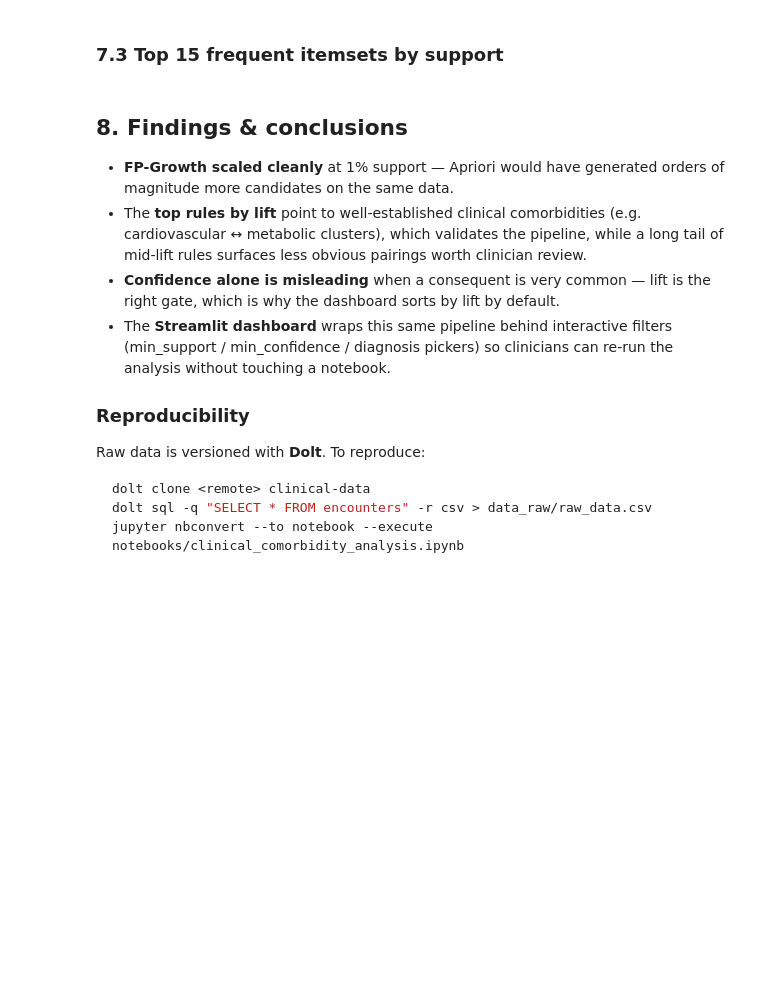
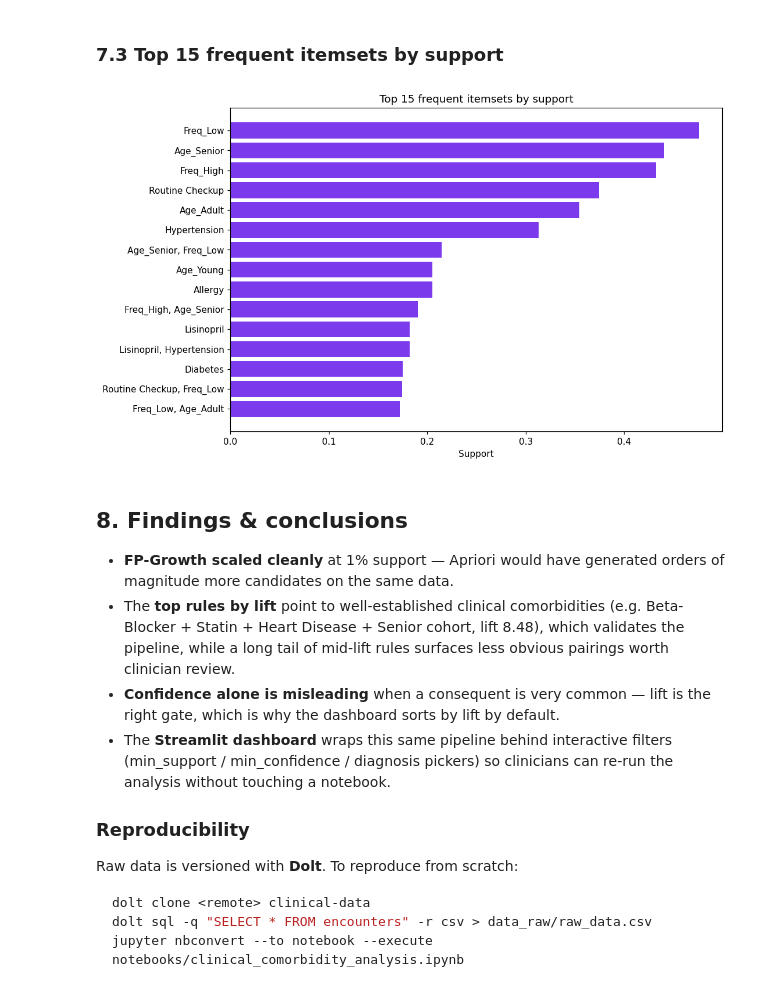
Before and after one commit to Alan-911/clinical-comorbidity-dashboard, a Jupyter notebook: notebooks/clinical_comorbidity_analysis.ipynb, the cells around one changed output. Drawn from its saved outputs; the diff is of its cells as text; code cells hidden in the pictures; blank space fills up the shorter version.

````diff
--- a/notebooks/clinical_comorbidity_analysis.ipynb
+++ b/notebooks/clinical_comorbidity_analysis.ipynb
@@ -144,19 +256,23 @@ plt.tight_layout(); plt.show()
 # %%
 top_i = itemsets.head(15).copy()
 top_i["label"] = top_i["itemsets"].apply(lambda s: ", ".join(list(s)[:3]))
-fig, ax = plt.subplots(figsize=(9, 6))
+fig, ax = plt.subplots(figsize=(10, 6))
 ax.barh(top_i["label"][::-1], top_i["support"][::-1], color="#7c3aed")
-ax.set_xlabel("Support"); ax.set_title("Top 15 frequent itemsets")
-plt.tight_layout(); plt.show()
+ax.set_xlabel("Support")
+ax.set_title("Top 15 frequent itemsets by support")
+plt.tight_layout()
+plt.show()
+# %% [output]
+[figure, added]
 # %% [markdown]
 ## 8. Findings & conclusions
 
 - **FP-Growth scaled cleanly** at 1% support — Apriori would have generated
   orders of magnitude more candidates on the same data.
 - The **top rules by lift** point to well-established clinical comorbidities
-  (e.g. cardiovascular ↔ metabolic clusters), which validates the pipeline,
-  while a long tail of mid-lift rules surfaces less obvious pairings worth
-  clinician review.
+  (e.g. Beta-Blocker + Statin + Heart Disease + Senior cohort, lift 8.48),
+  which validates the pipeline, while a long tail of mid-lift rules surfaces
+  less obvious pairings worth clinician review.
 - **Confidence alone is misleading** when a consequent is very common — lift
   is the right gate, which is why the dashboard sorts by lift by default.
 - The **Streamlit dashboard** wraps this same pipeline behind interactive
@@ -164,7 +280,7 @@ plt.tight_layout(); plt.show()
   can re-run the analysis without touching a notebook.
 
 ### Reproducibility
-Raw data is versioned with **Dolt**. To reproduce:
+Raw data is versioned with **Dolt**. To reproduce from scratch:
 ```bash
 dolt clone <remote> clinical-data
 dolt sql -q "SELECT * FROM encounters" -r csv > data_raw/raw_data.csv
````
Also changed, not shown: parts of 17 cells of this notebook.
